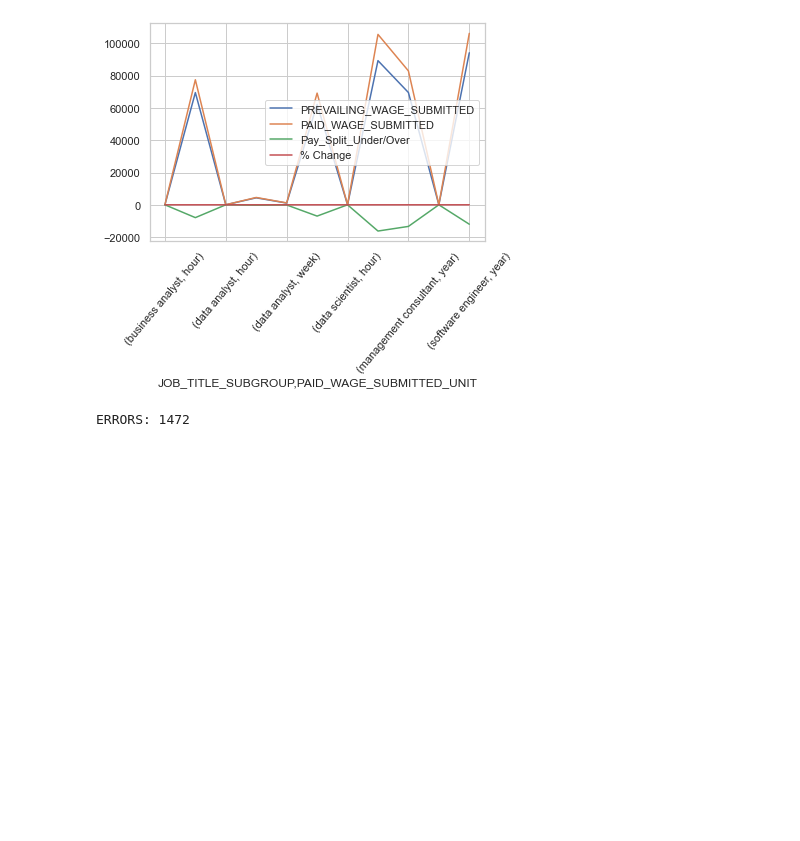
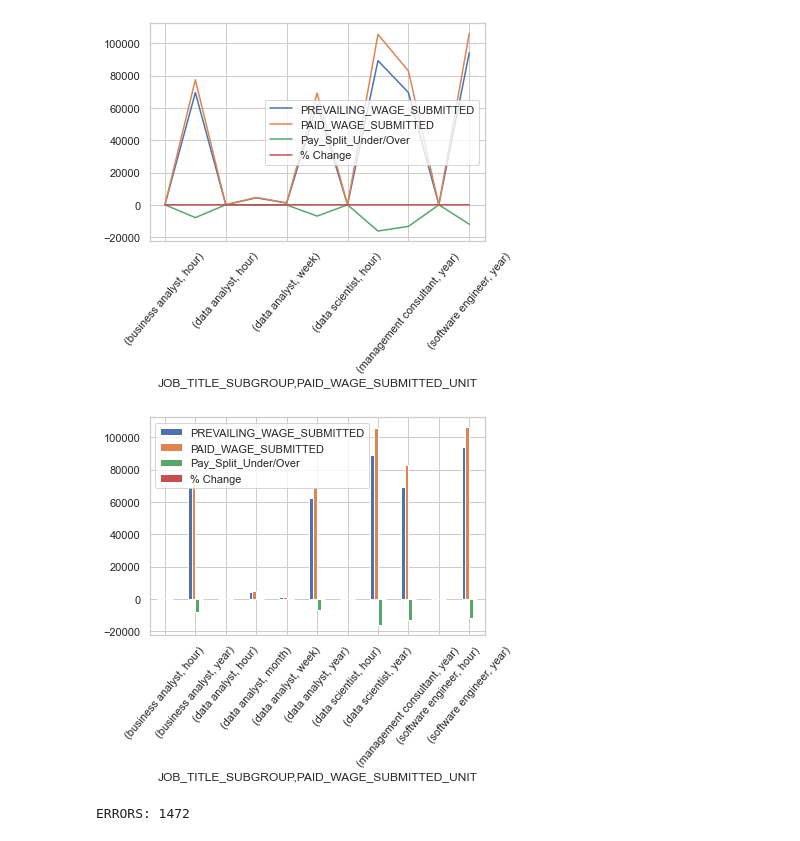
Before and after one commit to Skahlon7/DS311-Group-Project, a Jupyter notebook: Job_Analysis_Nytina_visuals.ipynb, the cells around one changed output. Drawn from its saved outputs; the diff is of its cells as text; code cells hidden in the pictures; blank space fills up the shorter version.

```diff
--- a/Job_Analysis_Nytina_visuals.ipynb
+++ b/Job_Analysis_Nytina_visuals.ipynb
@@ -708,6 +708,12 @@ plt.xticks(rotation =50)
 plt.show()
 # %% [output]
 [figure]
+# %%
+mycopy2.plot.bar()
+plt.xticks(rotation =50)
+plt.show()
+# %% [output]
+[figure, added]
 # %%
 mycopy = data_df.copy()
 
```
